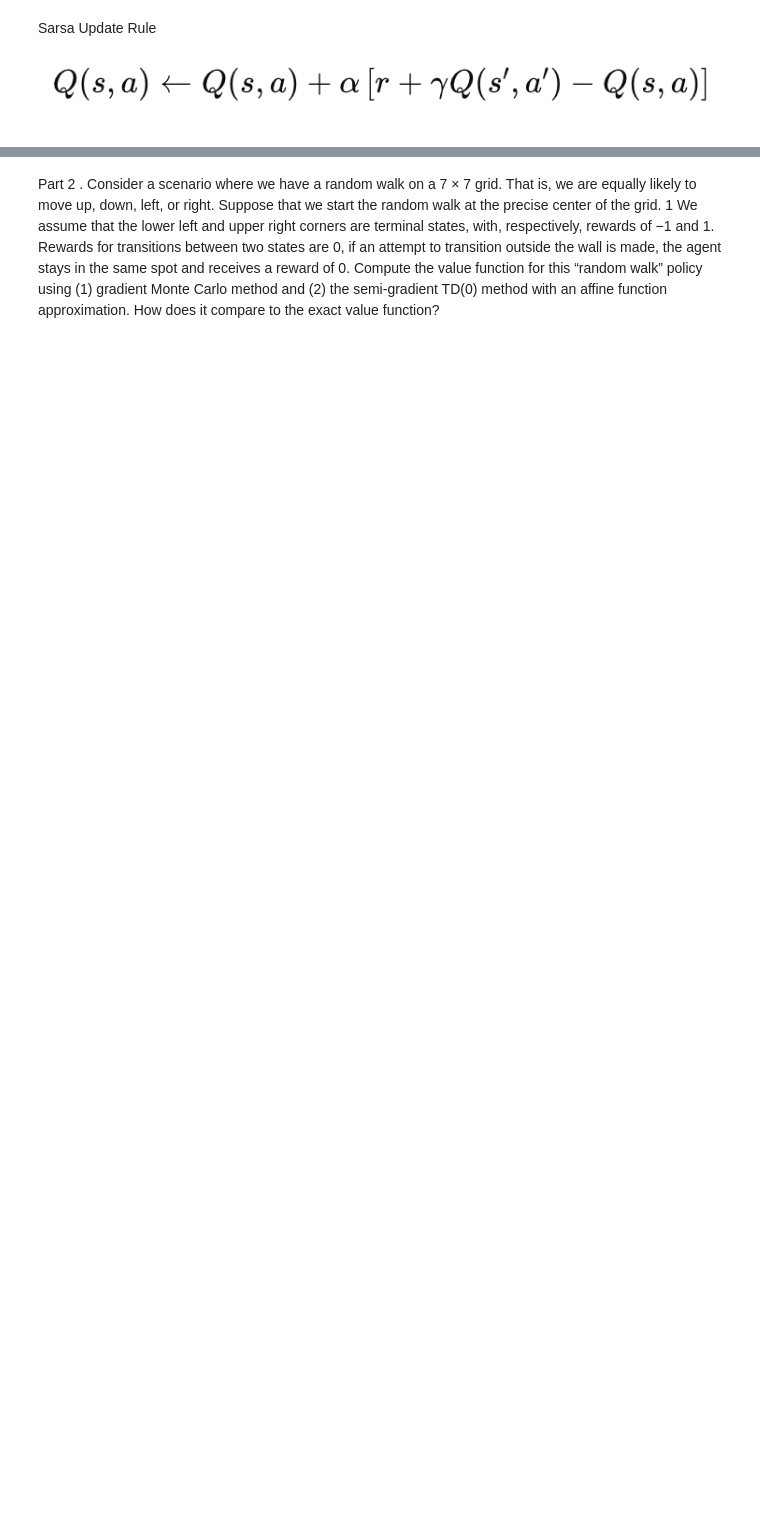
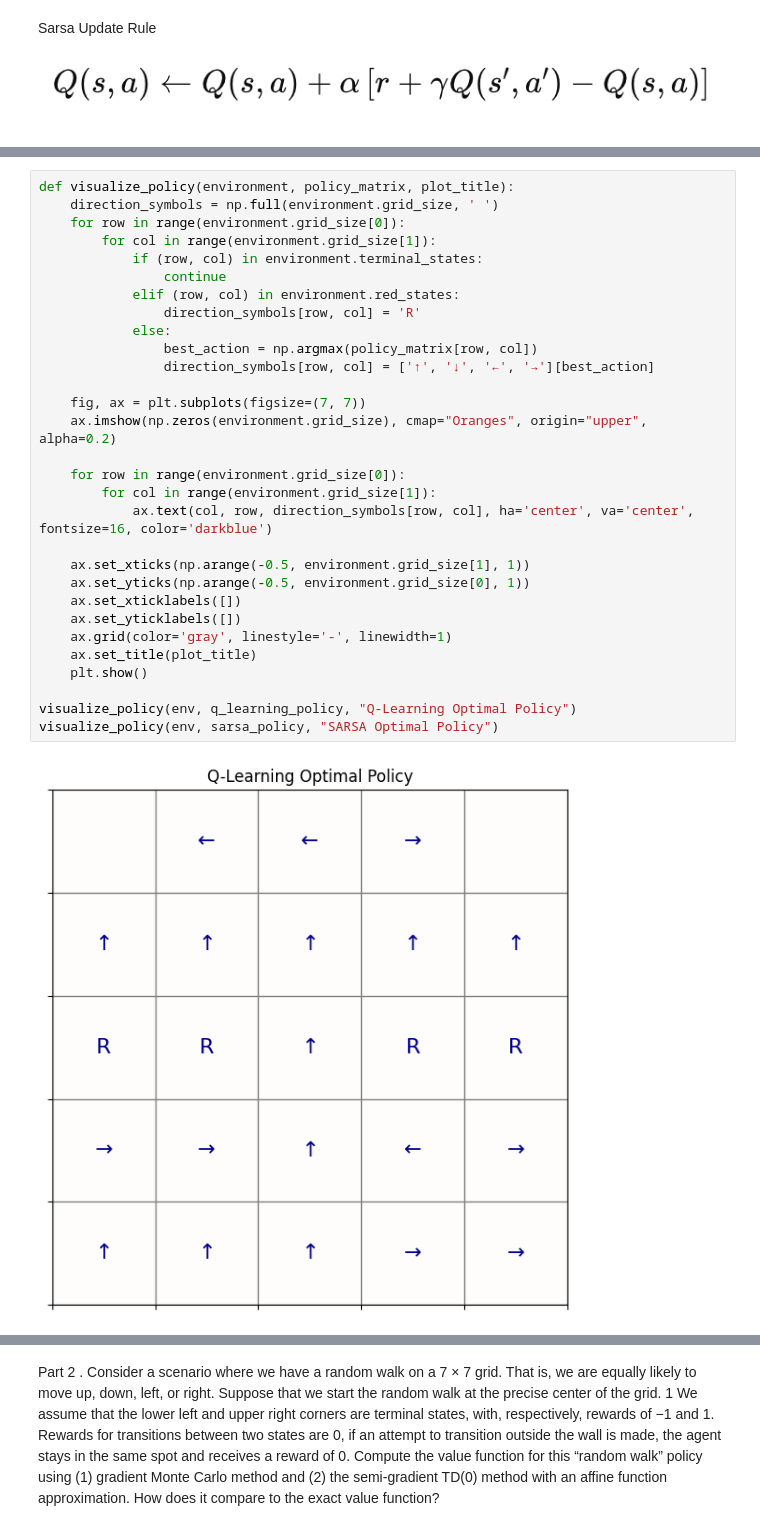
Before and after one commit to yegisafari/RL-Project-3, a Jupyter notebook: RL_Project_3.ipynb, the cells around one changed output, grey strips where cells are left out. Cells and saved outputs as stored; diff of their text form; blank space fills up the shorter version.

```diff
--- a/RL_Project_3.ipynb
+++ b/RL_Project_3.ipynb
@@ -283,0 +281,32 @@ plot_value_function_heatmap(value_exact, title="Exact Value Function Heatmap")
+# %%
+def visualize_policy(environment, policy_matrix, plot_title):
+    direction_symbols = np.full(environment.grid_size, ' ')
+    for row in range(environment.grid_size[0]):
+        for col in range(environment.grid_size[1]):
+            if (row, col) in environment.terminal_states:
+                continue
+            elif (row, col) in environment.red_states:
+                direction_symbols[row, col] = 'R'
+            else:
+                best_action = np.argmax(policy_matrix[row, col])
+                direction_symbols[row, col] = ['↑', '↓', '←', '→'][best_action]
+
+    fig, ax = plt.subplots(figsize=(7, 7))
+    ax.imshow(np.zeros(environment.grid_size), cmap="Oranges", origin="upper", alpha=0.2)
+
+    for row in range(environment.grid_size[0]):
+        for col in range(environment.grid_size[1]):
+            ax.text(col, row, direction_symbols[row, col], ha='center', va='center', fontsize=16, color='darkblue')
+
+    ax.set_xticks(np.arange(-0.5, environment.grid_size[1], 1))
+    ax.set_yticks(np.arange(-0.5, environment.grid_size[0], 1))
+    ax.set_xticklabels([])
+    ax.set_yticklabels([])
+    ax.grid(color='gray', linestyle='-', linewidth=1)
+    ax.set_title(plot_title)
+    plt.show()
+
+visualize_policy(env, q_learning_policy, "Q-Learning Optimal Policy")
+visualize_policy(env, sarsa_policy, "SARSA Optimal Policy")
+# %% [output]
+[figure, added]
```
Also changed, not shown: parts of 45 cells of this notebook.
